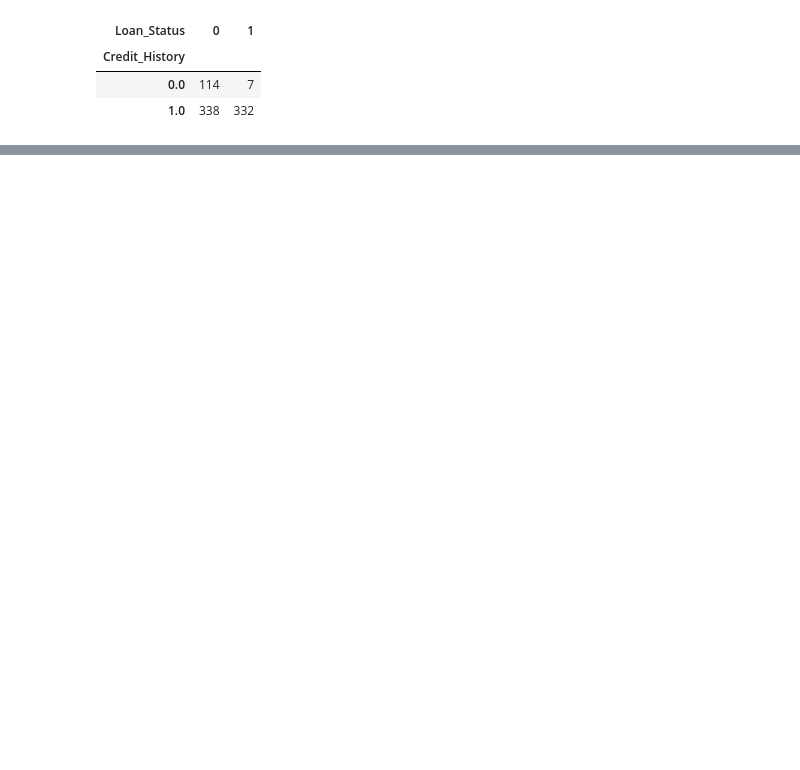
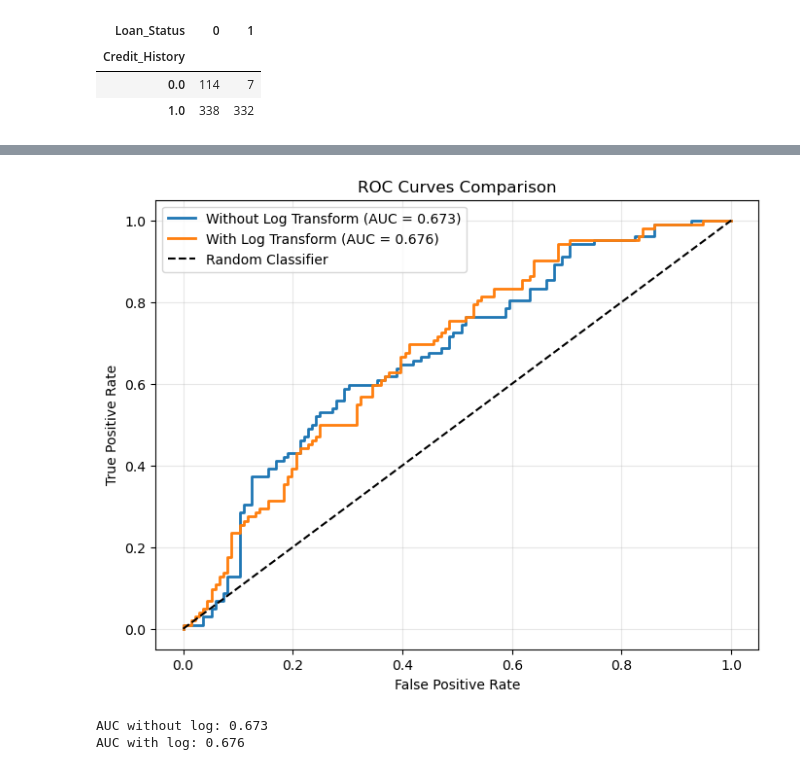
Before and after one commit to edrs20/ADF-ML-Hackathon, a Jupyter notebook: playground.ipynb, the cells around one changed output, grey strips where cells are left out. Cells and saved outputs as stored; diff of their text form; code cells hidden in the pictures; blank space fills up the shorter version.

```diff
--- a/playground.ipynb
+++ b/playground.ipynb
@@ -291,0 +409,28 @@ df[numeric].corr()
+# %%
+# ROC Curves
+from sklearn.metrics import roc_curve, auc
+
+fpr_no_log, tpr_no_log, _ = roc_curve(y_test, y_pred_proba_no_log)
+fpr_with_log, tpr_with_log, _ = roc_curve(y_test, y_pred_proba_with_log)
+
+auc_no_log = auc(fpr_no_log, tpr_no_log)
+auc_with_log = auc(fpr_with_log, tpr_with_log)
+
+plt.figure(figsize=(8, 6))
+plt.plot(fpr_no_log, tpr_no_log, label=f'Without Log Transform (AUC = {auc_no_log:.3f})', linewidth=2)
+plt.plot(fpr_with_log, tpr_with_log, label=f'With Log Transform (AUC = {auc_with_log:.3f})', linewidth=2)
+plt.plot([0, 1], [0, 1], 'k--', label='Random Classifier')
+
+plt.xlabel('False Positive Rate')
+plt.ylabel('True Positive Rate')
+plt.title('ROC Curves Comparison')
+plt.legend()
+plt.grid(True, alpha=0.3)
+plt.show()
+
+print(f"AUC without log: {auc_no_log:.3f}")
+print(f"AUC with log: {auc_with_log:.3f}")
+# %% [output]
+[figure, added]
+AUC without log: 0.673
+AUC with log: 0.676
```
Also changed, not shown: parts of 18 cells of this notebook.
